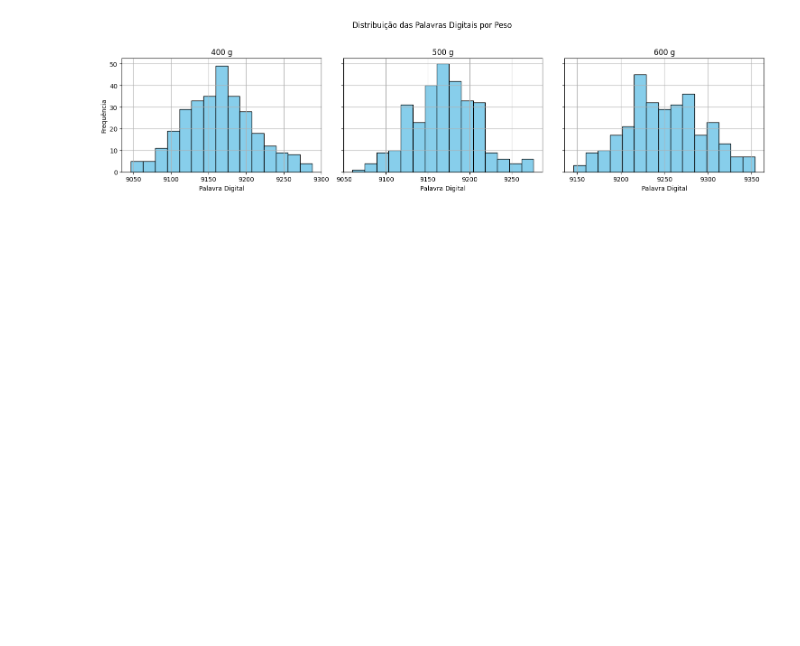
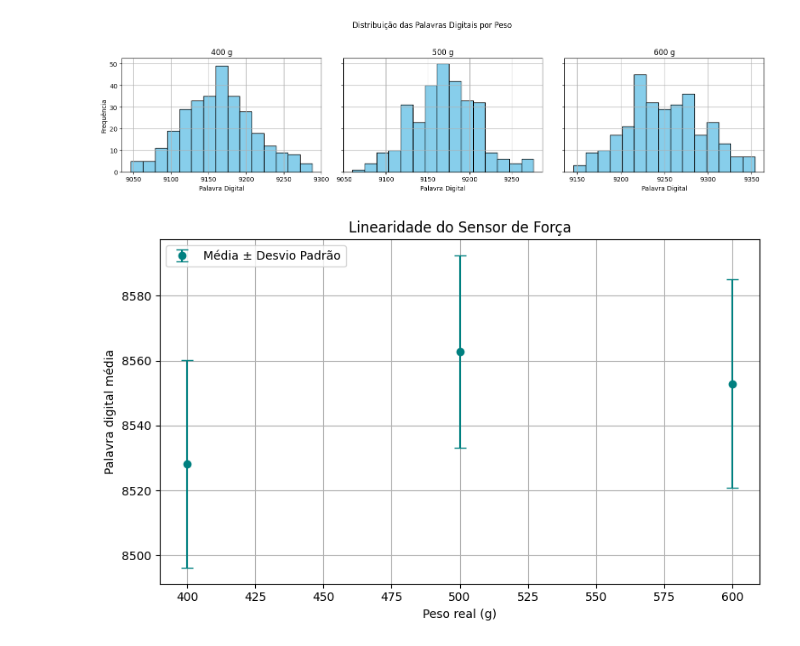
Before and after one commit to diogo-gampe/Pibic-BLDC-DataAcquisition, a Jupyter notebook: scripts/scripts_notebook.ipynb, the cells around one changed output. Drawn from its saved outputs; the diff is of its cells as text; code cells hidden in the pictures; blank space fills up the shorter version.

Commit message:
Acrescenta python para verificar linearidade

```diff
--- a/scripts/scripts_notebook.ipynb
+++ b/scripts/scripts_notebook.ipynb
@@ -301,3 +298,27 @@ plt.tight_layout(rect=[0, 0, 1, 0.95])
 plt.show()
 # %% [output]
 [figure]
+# %%
+
+# Agrupa por peso: média e desvio padrão
+agrupado = df.groupby("peso_g")["palavra_digital"]
+medias = agrupado.mean()
+desvios = agrupado.std()
+
+# Eixos
+pesos = medias.index.to_numpy()
+valores_medios = medias.to_numpy()
+valores_erro = desvios.to_numpy()  # Ou: desvios / sqrt(N) para erro padrão da média
+
+# Gráfico de linearidade
+plt.figure(figsize=(8, 5))
+plt.errorbar(pesos, valores_medios, yerr=valores_erro, fmt='o', capsize=5, label='Média ± Desvio Padrão', color='teal')
+plt.title("Linearidade do Sensor de Força")
+plt.xlabel("Peso real (g)")
+plt.ylabel("Palavra digital média")
+plt.grid(True)
+plt.legend()
+plt.tight_layout()
+plt.show()
+# %% [output]
+[figure, added]
```
Also changed, not shown: parts of 1 cell of this notebook, 1 other file.
